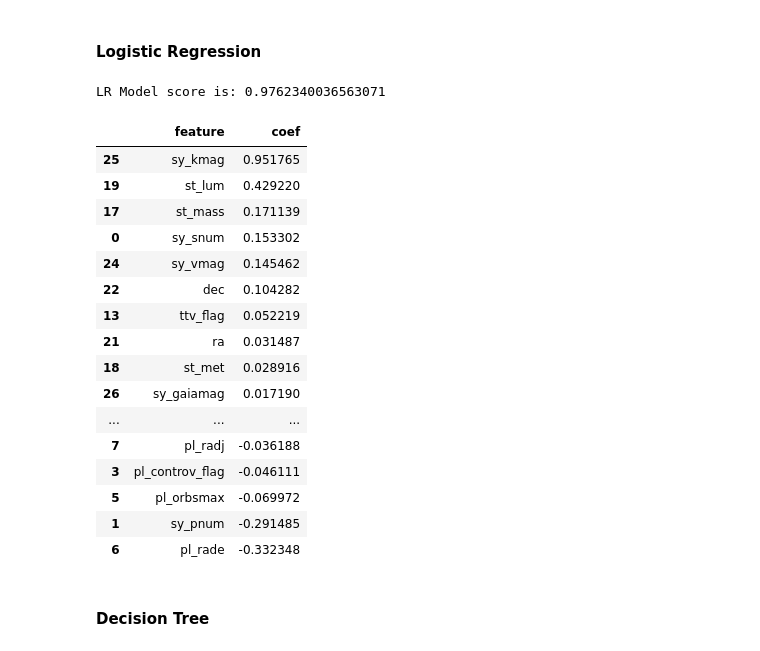
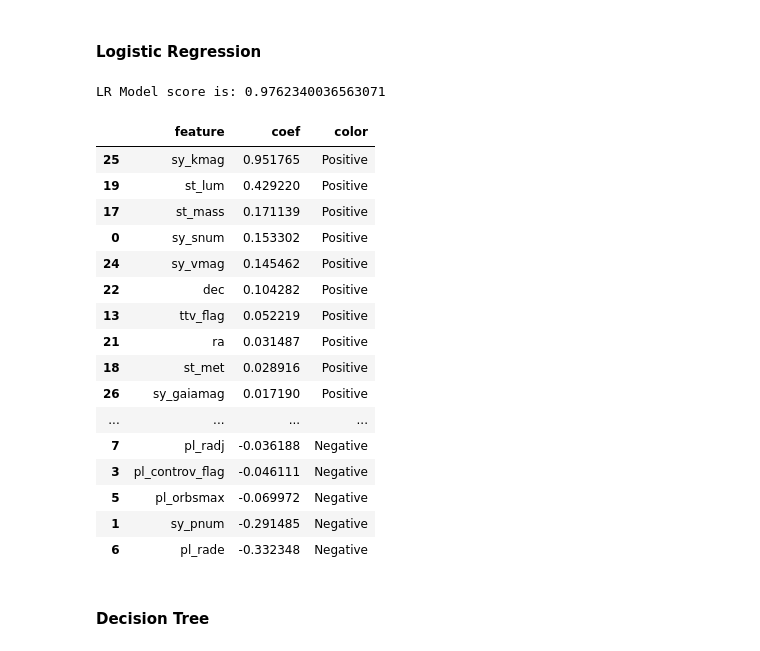
Before and after one commit to colliand/explore-exoplanets, a Jupyter notebook: Jenny_explore/exoplanet_notebook.ipynb, the cells around one changed output. Drawn from its saved outputs; the diff is of its cells as text; code cells hidden in the pictures.

```diff
--- a/Jenny_explore/exoplanet_notebook.ipynb
+++ b/Jenny_explore/exoplanet_notebook.ipynb
@@ -47,2 +47,22 @@ exo.columns.tolist()
 # %% [markdown]
 ## 1. Basic Exploration
+# %%
+def generalize_spectype(row):
+      if "B" in row["st_spectype"]:
+            return "B"
+      elif "A" in row["st_spectype"]:
+            return "A"
+      elif "F" in row["st_spectype"]:
+            return "F"
+      elif "G" in row["st_spectype"]:
+            return "G"
+      elif "K" in row["st_spectype"]:
+            return "K"
+      elif "M" in row["st_spectype"]:
+            return "M"
+      else:
+            return "Undefined"
+
+exo["st_spectype"].fillna('', inplace=True)
+exo["generalized_spectype"] = exo.apply(generalize_spectype, axis=1)
+exo
@@ -210,37 +291,51 @@ X_train, X_test, y_train, y_test =  train_test_split(koi.iloc[:, :-1],koi["koi_c
 # col_transform = ColumnTransformer(transformers=col_transformer)
 # %% [markdown]
 #### Logistic Regression
+# %%
+def generate_h_bar_fig(df, model_type):
+      h_bar = px.bar(df,x="coef", y="feature", orientation="h", height=600, color="color",
+                        title=f"{model_type} Feature Importance for KOI Classification")
+      h_bar.update_layout(
+            title={'y':0.9,
+            'x':0.5,
+            'xanchor': 'center',
+            'yanchor': 'top'})
+
+      h_bar.show()
 # %%
 lr_model = LogisticRegression(max_iter=2000)
 lr_model.fit(X_train,  y_train)
 lr_y_hat = lr_model.predict(X_test)
 print(f"LR Model score is: {accuracy_score(y_test, lr_y_hat)}")
 lr_importance = list(zip(lr_model.coef_[0], X_train.columns.tolist()))
 
 lr_df = pd.DataFrame(columns=["feature", "coef"])
 for ind, item in lr_importance:
     lr_df.loc[len(lr_df)] = item, ind
+color = lambda row: "Positive" if row["coef"] >= 0 else "Negative"
+lr_df["color"] = lr_df.apply(color, axis=1)
 
-lr_df.sort_values(by="coef", ascending=False)
+display(lr_df.sort_values(by="coef", ascending=False))
+generate_h_bar_fig(lr_df.sort_values(by="coef"), "Logistic Regression")
 # %% [output]
 LR Model score is: 0.9762340036563071
-|  | feature | coef |
-| 25 | sy_kmag | 0.951765 |
-| 19 | st_lum | 0.429220 |
-| 17 | st_mass | 0.171139 |
-| 0 | sy_snum | 0.153302 |
-| 24 | sy_vmag | 0.145462 |
-| 22 | dec | 0.104282 |
-| 13 | ttv_flag | 0.052219 |
-| 21 | ra | 0.031487 |
-| 18 | st_met | 0.028916 |
-| 26 | sy_gaiamag | 0.017190 |
-| ... | ... | ... |
-| 7 | pl_radj | -0.036188 |
-| 3 | pl_controv_flag | -0.046111 |
-| 5 | pl_orbsmax | -0.069972 |
-| 1 | sy_pnum | -0.291485 |
-| 6 | pl_rade | -0.332348 |
+|  | feature | coef | color |
+| 25 | sy_kmag | 0.951765 | Positive |
+| 19 | st_lum | 0.429220 | Positive |
+| 17 | st_mass | 0.171139 | Positive |
+| 0 | sy_snum | 0.153302 | Positive |
+| 24 | sy_vmag | 0.145462 | Positive |
+| 22 | dec | 0.104282 | Positive |
+| 13 | ttv_flag | 0.052219 | Positive |
+| 21 | ra | 0.031487 | Positive |
+| 18 | st_met | 0.028916 | Positive |
+| 26 | sy_gaiamag | 0.017190 | Positive |
+| ... | ... | ... | ... |
+| 7 | pl_radj | -0.036188 | Negative |
+| 3 | pl_controv_flag | -0.046111 | Negative |
+| 5 | pl_orbsmax | -0.069972 | Negative |
+| 1 | sy_pnum | -0.291485 | Negative |
+| 6 | pl_rade | -0.332348 | Negative |
 # %% [markdown]
 #### Decision Tree
 # %%
```
Also changed, not shown: parts of 10 cells of this notebook.
